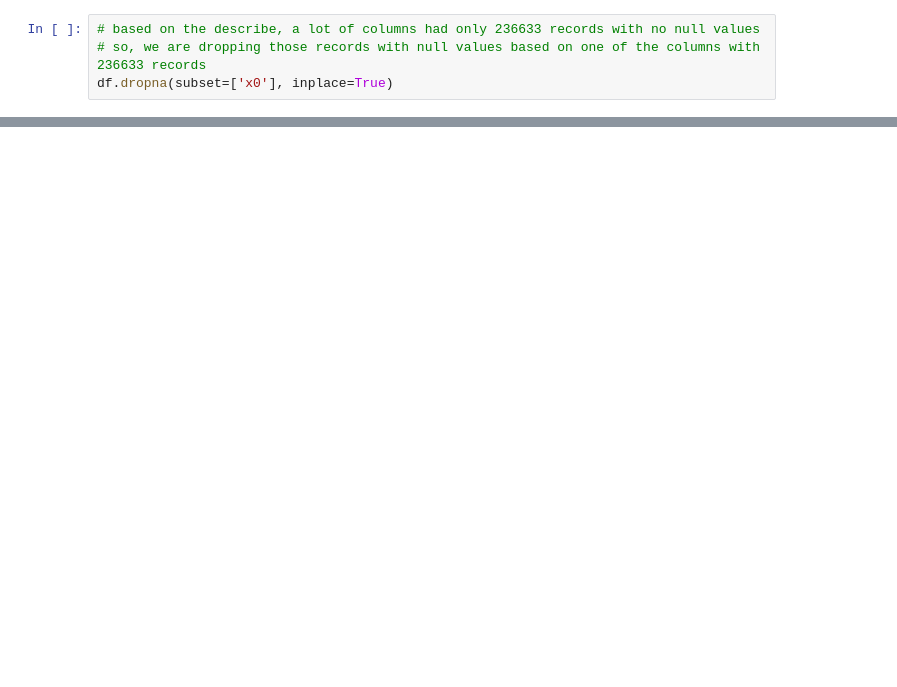
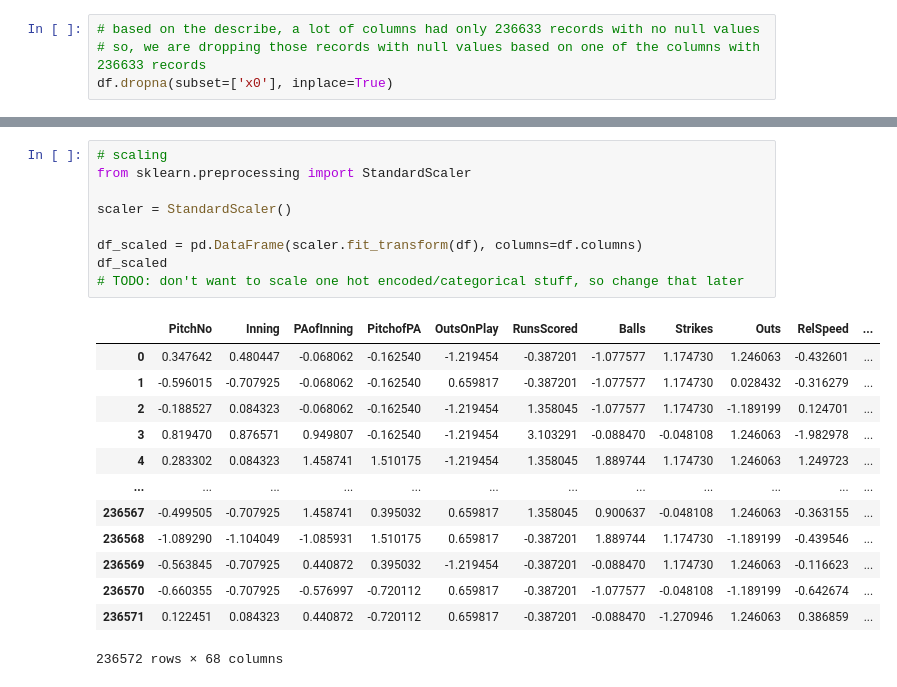
Before and after one commit to sanakohli/ml-project, a Jupyter notebook: ML_notebook.ipynb, the cells around one changed output, grey strips where cells are left out. Drawn from its saved outputs; the diff is of its cells as text; blank space fills up the shorter version.

Commit message:
started scaling

```diff
--- a/ML_notebook.ipynb
+++ b/ML_notebook.ipynb
@@ -291,0 +345,23 @@ label_df = df['PlayResult']
+# %%
+# scaling
+from sklearn.preprocessing import StandardScaler
+
+scaler = StandardScaler()
+
+df_scaled = pd.DataFrame(scaler.fit_transform(df), columns=df.columns)
+df_scaled
+# TODO: don't want to scale one hot encoded/categorical stuff, so change that later
+# %% [output]
+|  | PitchNo | Inning | PAofInning | PitchofPA | OutsOnPlay | RunsScored | Balls | Strikes | Outs | RelSpeed | ... |
+| 0 | 0.347642 | 0.480447 | -0.068062 | -0.162540 | -1.219454 | -0.387201 | -1.077577 | 1.174730 | 1.246063 | -0.432601 | ... |
+| 1 | -0.596015 | -0.707925 | -0.068062 | -0.162540 | 0.659817 | -0.387201 | -1.077577 | 1.174730 | 0.028432 | -0.316279 | ... |
+| 2 | -0.188527 | 0.084323 | -0.068062 | -0.162540 | -1.219454 | 1.358045 | -1.077577 | 1.174730 | -1.189199 | 0.124701 | ... |
+| 3 | 0.819470 | 0.876571 | 0.949807 | -0.162540 | -1.219454 | 3.103291 | -0.088470 | -0.048108 | 1.246063 | -1.982978 | ... |
+| 4 | 0.283302 | 0.084323 | 1.458741 | 1.510175 | -1.219454 | 1.358045 | 1.889744 | 1.174730 | 1.246063 | 1.249723 | ... |
+| ... | ... | ... | ... | ... | ... | ... | ... | ... | ... | ... | ... |
+| 236567 | -0.499505 | -0.707925 | 1.458741 | 0.395032 | 0.659817 | 1.358045 | 0.900637 | -0.048108 | 1.246063 | -0.363155 | ... |
+| 236568 | -1.089290 | -1.104049 | -1.085931 | 1.510175 | 0.659817 | -0.387201 | 1.889744 | 1.174730 | -1.189199 | -0.439546 | ... |
+| 236569 | -0.563845 | -0.707925 | 0.440872 | 0.395032 | -1.219454 | -0.387201 | -0.088470 | 1.174730 | 1.246063 | -0.116623 | ... |
+| 236570 | -0.660355 | -0.707925 | -0.576997 | -0.720112 | 0.659817 | -0.387201 | -1.077577 | -0.048108 | -1.189199 | -0.642674 | ... |
+| 236571 | 0.122451 | 0.084323 | 0.440872 | -0.720112 | 0.659817 | -0.387201 | -0.088470 | -1.270946 | 1.246063 | 0.386859 | ... |
+236572 rows × 68 columns
```
Also changed, not shown: parts of 10 cells of this notebook.
